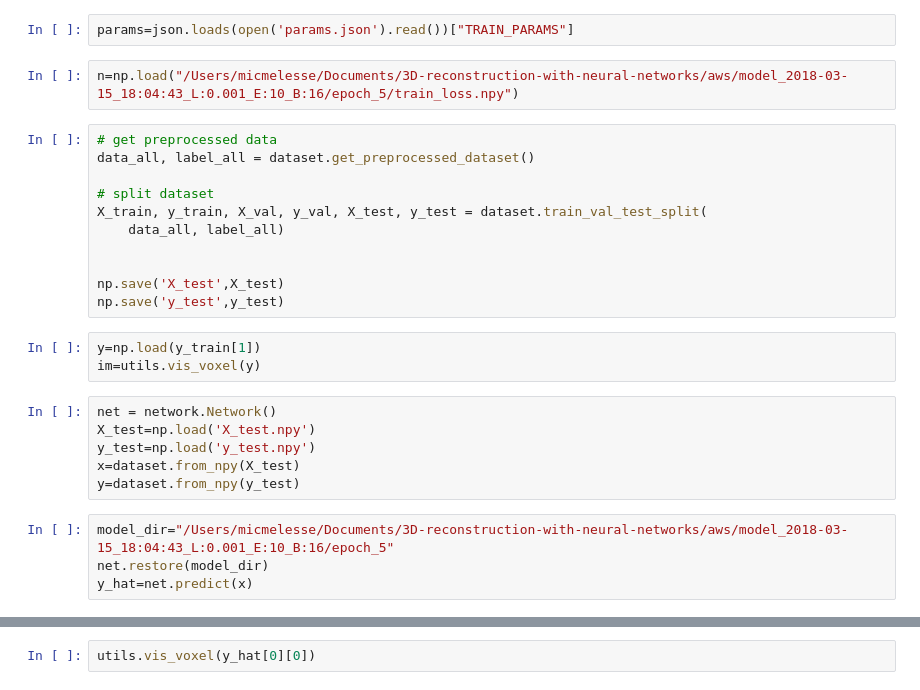
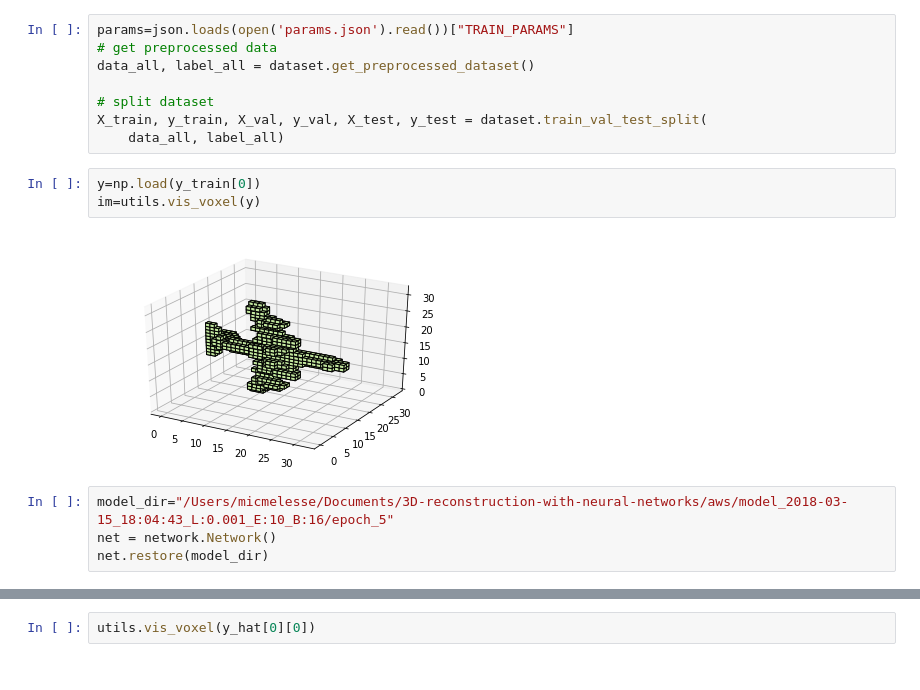
Before and after one commit to micmelesse/3D-reconstruction-with-Neural-Networks, a Jupyter notebook: experiments.ipynb, the cells around one changed output, grey strips where cells are left out. Saved outputs shown, nothing was run; the diff lists cells and outputs as text.

```diff
--- a/experiments.ipynb
+++ b/experiments.ipynb
@@ -19,28 +22,17 @@ from tensorflow.python.tools import inspect_checkpoint
 # %%
 params=json.loads(open('params.json').read())["TRAIN_PARAMS"]
+# get preprocessed data
+data_all, label_all = dataset.get_preprocessed_dataset()
+
+# split dataset
+X_train, y_train, X_val, y_val, X_test, y_test = dataset.train_val_test_split(
+    data_all, label_all)
+# %%
+y=np.load(y_train[0])
+im=utils.vis_voxel(y)
+# %% [output]
+[figure, added]
 # %%
-n=np.load("/Users/micmelesse/Documents/3D-reconstruction-with-neural-networks/aws/model_2018-03-15_18:04:43_L:0.001_E:10_B:16/epoch_5/train_loss.npy")
+model_dir="/Users/micmelesse/Documents/3D-reconstruction-with-neural-networks/aws/model_2018-03-15_18:04:43_L:0.001_E:10_B:16/epoch_5"
+net = network.Network()
+net.restore(model_dir)
-# %%
-# get preprocessed data
-data_all, label_all = dataset.get_preprocessed_dataset()
-
-# split dataset
-X_train, y_train, X_val, y_val, X_test, y_test = dataset.train_val_test_split(
-    data_all, label_all)
-
-
-np.save('X_test',X_test)
-np.save('y_test',y_test)
-# %%
-y=np.load(y_train[1])
-im=utils.vis_voxel(y)
-# %%
-net = network.Network()
-X_test=np.load('X_test.npy')
-y_test=np.load('y_test.npy')
-x=dataset.from_npy(X_test)
-y=dataset.from_npy(y_test)
-# %%
-model_dir="/Users/micmelesse/Documents/3D-reconstruction-with-neural-networks/aws/model_2018-03-15_18:04:43_L:0.001_E:10_B:16/epoch_5"
-net.restore(model_dir)
-y_hat=net.predict(x)
```
Also changed, not shown: parts of 2 cells of this notebook, 2 other files.
